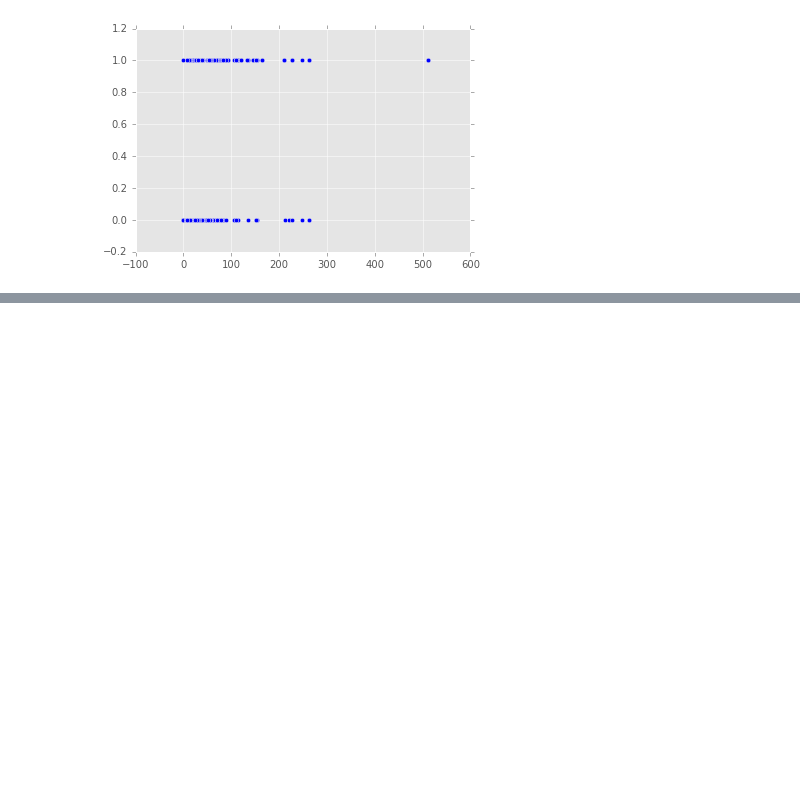
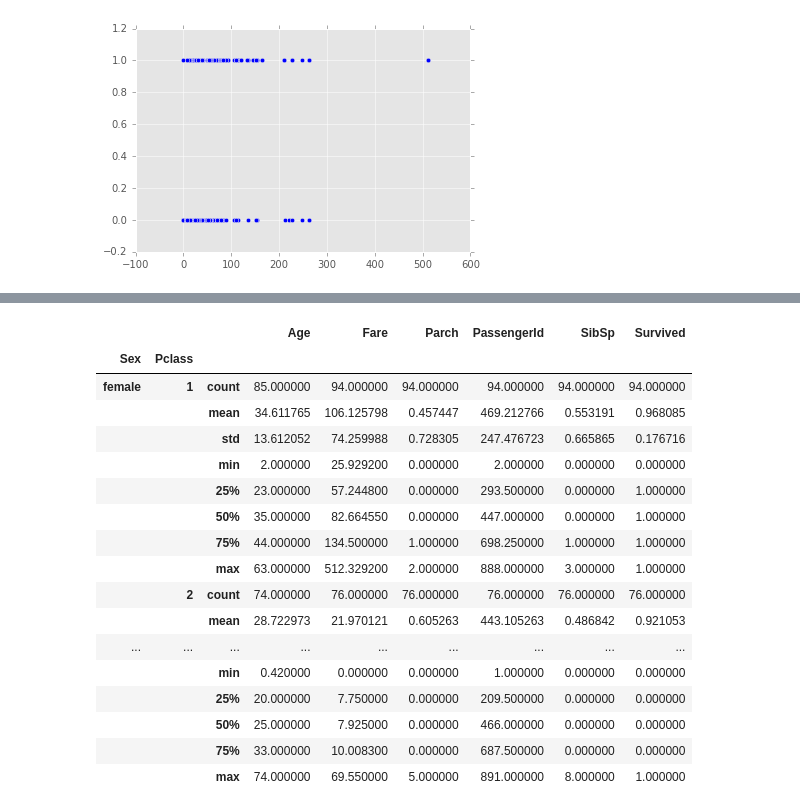
Before and after one commit to bjoyce3/titanic_data_exploration, a Jupyter notebook: titanic_walkthrough.ipynb, the cells around one changed output, grey strips where cells are left out. Saved outputs shown, nothing was run; the diff lists cells and outputs as text; code cells hidden in the pictures; blank space fills up the shorter version.

```diff
--- a/titanic_walkthrough.ipynb
+++ b/titanic_walkthrough.ipynb
@@ -151,0 +256,23 @@ df_scrap.plot(style=['ro','bx'])
+# %%
+#### Lets group them by gender
+grouped_by_sex_and_pclass = df.groupby(["Sex", "Pclass"])
+grouped_by_sex_and_pclass.describe()
+# %% [output]
+|  |  |  | Age | Fare | Parch | PassengerId | SibSp | Survived |
+| Sex | Pclass |  |  |  |  |  |  |  |
+| female | 1 | count | 85.000000 | 94.000000 | 94.000000 | 94.000000 | 94.000000 | 94.000000 |
+|  |  | mean | 34.611765 | 106.125798 | 0.457447 | 469.212766 | 0.553191 | 0.968085 |
+|  |  | std | 13.612052 | 74.259988 | 0.728305 | 247.476723 | 0.665865 | 0.176716 |
+|  |  | min | 2.000000 | 25.929200 | 0.000000 | 2.000000 | 0.000000 | 0.000000 |
+|  |  | 25% | 23.000000 | 57.244800 | 0.000000 | 293.500000 | 0.000000 | 1.000000 |
+|  |  | 50% | 35.000000 | 82.664550 | 0.000000 | 447.000000 | 0.000000 | 1.000000 |
+|  |  | 75% | 44.000000 | 134.500000 | 1.000000 | 698.250000 | 1.000000 | 1.000000 |
+|  |  | max | 63.000000 | 512.329200 | 2.000000 | 888.000000 | 3.000000 | 1.000000 |
+|  | 2 | count | 74.000000 | 76.000000 | 76.000000 | 76.000000 | 76.000000 | 76.000000 |
+|  |  | mean | 28.722973 | 21.970121 | 0.605263 | 443.105263 | 0.486842 | 0.921053 |
+| ... | ... | ... | ... | ... | ... | ... | ... | ... |
+|  |  | min | 0.420000 | 0.000000 | 0.000000 | 1.000000 | 0.000000 | 0.000000 |
+|  |  | 25% | 20.000000 | 7.750000 | 0.000000 | 209.500000 | 0.000000 | 0.000000 |
+|  |  | 50% | 25.000000 | 7.925000 | 0.000000 | 466.000000 | 0.000000 | 0.000000 |
+|  |  | 75% | 33.000000 | 10.008300 | 0.000000 | 687.500000 | 0.000000 | 0.000000 |
+|  |  | max | 74.000000 | 69.550000 | 5.000000 | 891.000000 | 8.000000 | 1.000000 |
```
Also changed, not shown: parts of 15 cells of this notebook, 5 other files.
